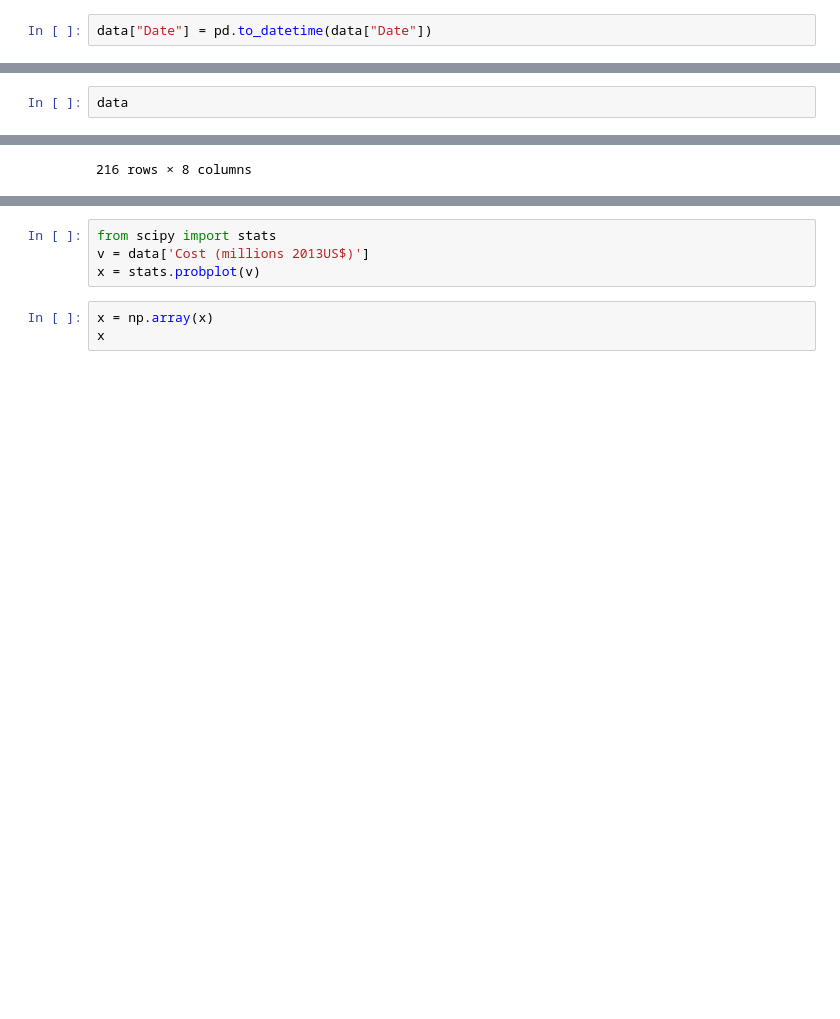
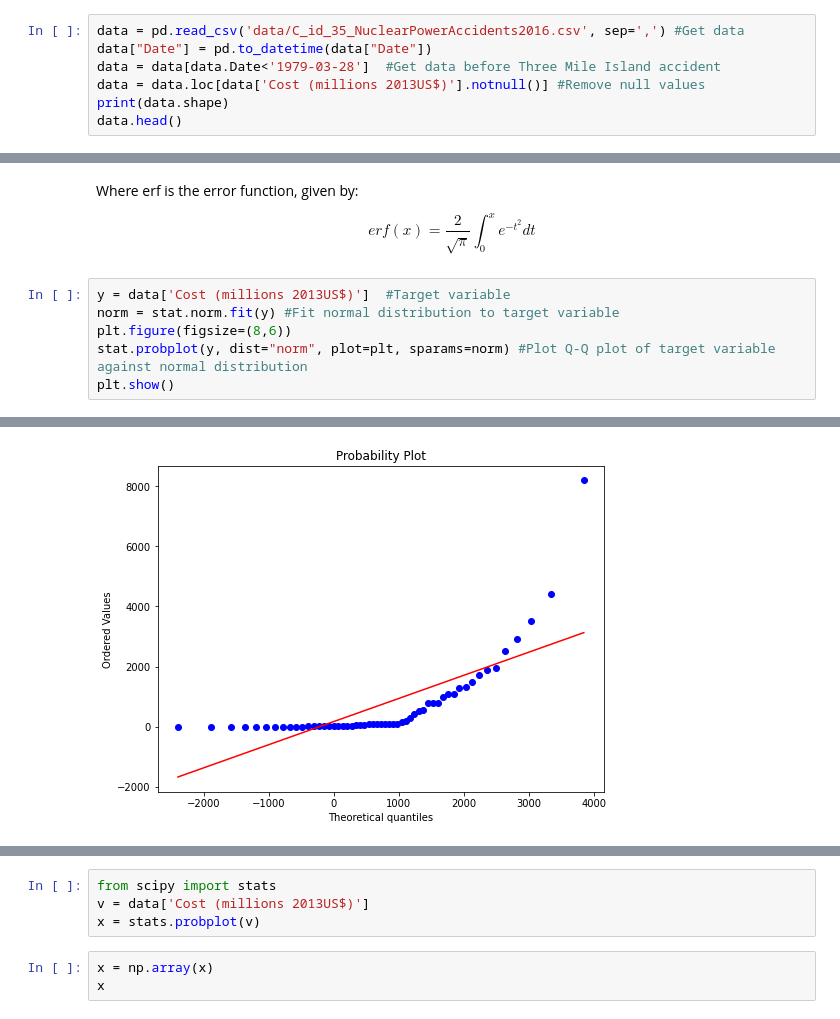
Before and after one commit to luizfysouza/MDI220, a Jupyter notebook: Project.ipynb, the cells around one changed output, grey strips where cells are left out. Cells and saved outputs as stored; diff of their text form; blank space fills up the shorter version.

```diff
--- a/Project.ipynb
+++ b/Project.ipynb
@@ -14,2 +10,7 @@ data = pd.read_csv('data/C_id_35_NuclearPowerAccidents2016.csv', sep=',')
 # %%
+data = pd.read_csv('data/C_id_35_NuclearPowerAccidents2016.csv', sep=',') #Get data
 data["Date"] = pd.to_datetime(data["Date"])
+data = data[data.Date<'1979-03-28']  #Get data before Three Mile Island accident
+data = data.loc[data['Cost (millions 2013US$)'].notnull()] #Remove null values
+print(data.shape)
+data.head()
@@ -16,3 +47,11 @@ data["Date"] = pd.to_datetime(data["Date"])
+# %% [markdown]
+Where erf is the error function, given by:
+
+$$erf(x) = \frac{2}{\sqrt{\pi}} \int_{0}^{x} e^{-t^2}dt$$
 # %%
-data
+y = data['Cost (millions 2013US$)']  #Target variable
+norm = stat.norm.fit(y) #Fit normal distribution to target variable
+plt.figure(figsize=(8,6))
+stat.probplot(y, dist="norm", plot=plt, sparams=norm) #Plot Q-Q plot of target variable against normal distribution
+plt.show()
 # %% [output]
@@ -31 +58 @@ data
-216 rows × 8 columns
+[figure, added]
```
Also changed, not shown: parts of 20 cells of this notebook.
